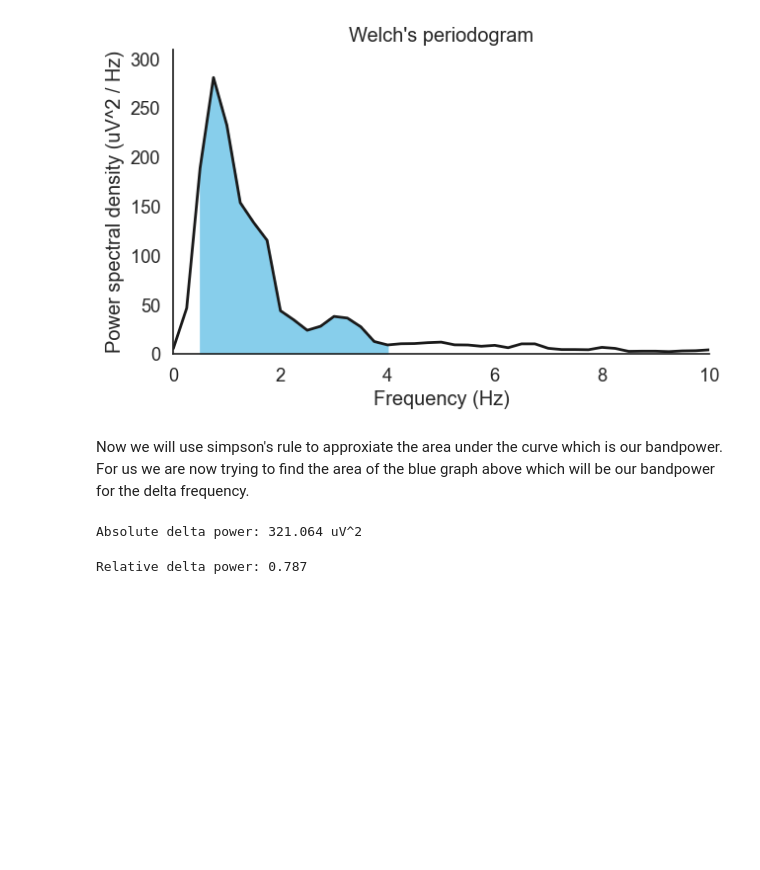
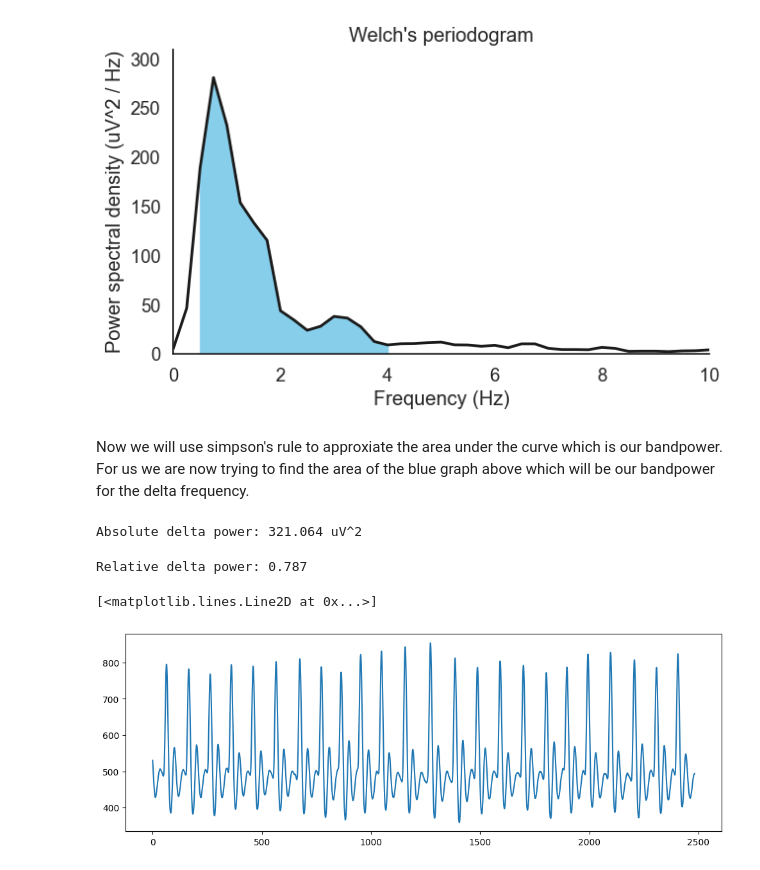
Before and after one commit to JonathanP341/muse_platformer, a Jupyter notebook: testing.ipynb, the cells around one changed output. Saved outputs shown, nothing was run; the diff lists cells and outputs as text; code cells hidden in the pictures; blank space fills up the shorter version.

```diff
--- a/testing.ipynb
+++ b/testing.ipynb
@@ -85,3 +85,15 @@ delta_rel_power = delta_power / total_power
 print('Relative delta power: %.3f' % delta_rel_power)
 # %% [output]
 Relative delta power: 0.787
+# %%
+import heartpy as hp
+import matplotlib.pyplot as plt
+
+data, timer = hp.load_exampledata(0)
+
+#Visualize
+plt.figure(figsize=(12, 4))
+plt.plot(data)
+# %% [output]
+[<matplotlib.lines.Line2D at 0x...>]
+[figure, added]
```
Also changed, not shown: parts of 7 cells of this notebook, 1 other file.
